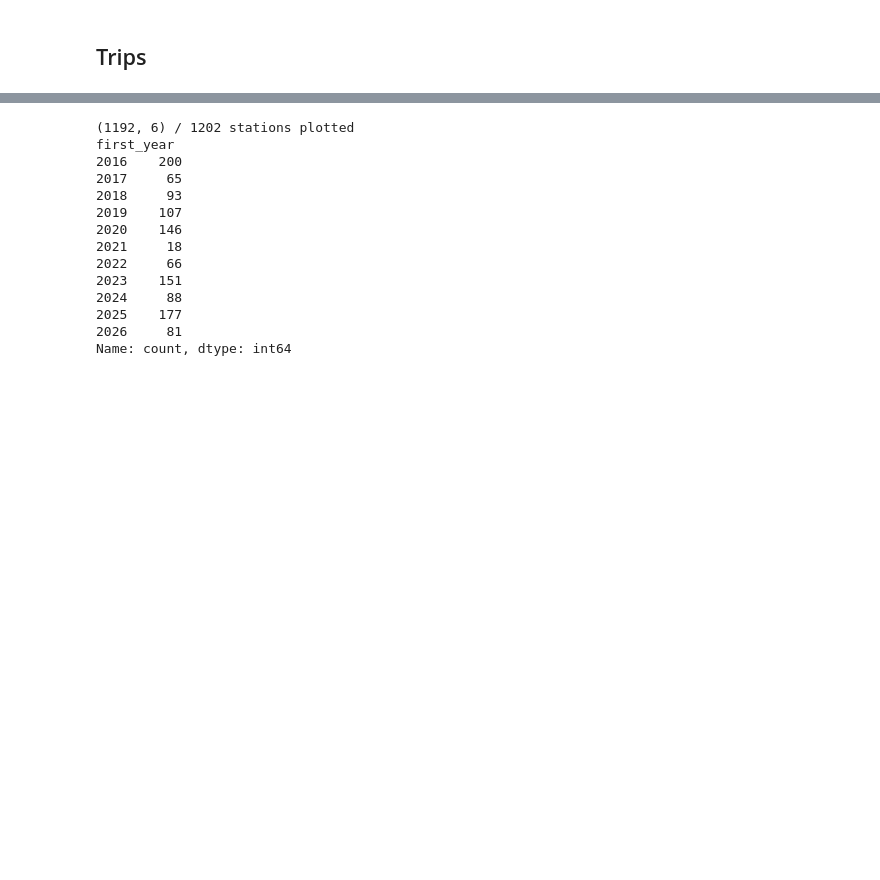
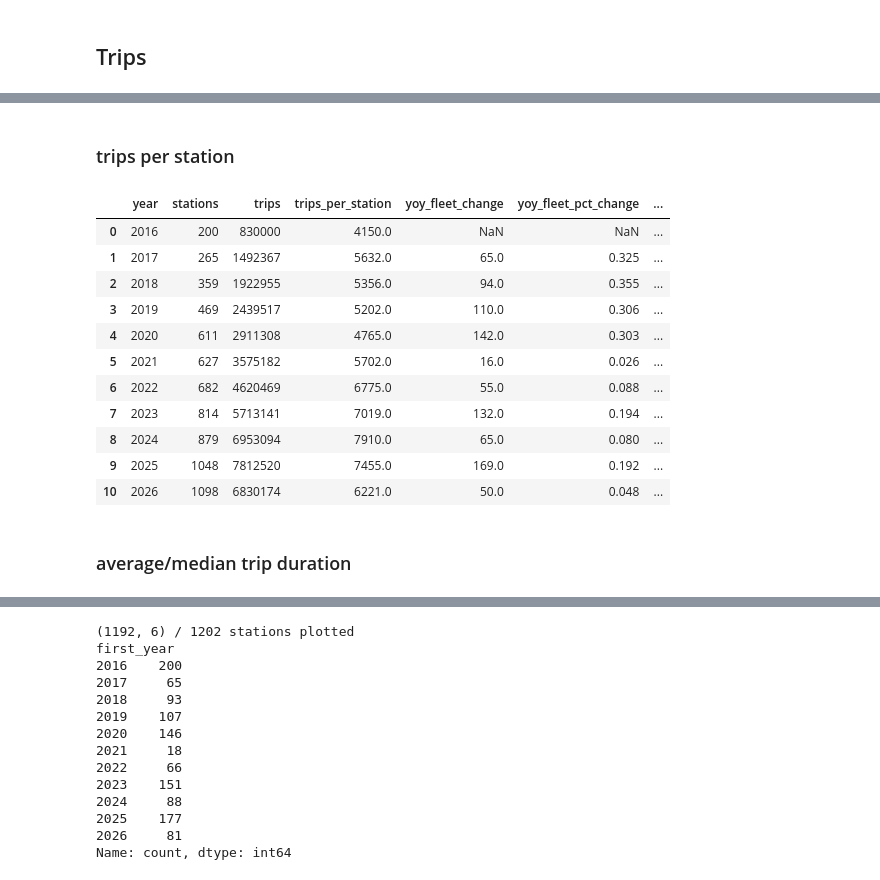
Before and after one commit to Neman-River/bikeshare_toronto, a Jupyter notebook: eda.ipynb, the cells around one changed output, grey strips where cells are left out. Saved outputs shown, nothing was run; the diff lists cells and outputs as text; code cells hidden in the pictures; blank space fills up the shorter version.

```diff
--- a/eda.ipynb
+++ b/eda.ipynb
@@ -204,0 +297,36 @@ fig
+# %% [markdown]
+### trips per station
+# %%
+trips_per_station = (trips
+    .groupby('year', as_index = False)
+    .agg(stations = ('start_station_id', 'nunique'),
+         trips = ('start_station_id', 'size')))
+
+trips_per_station.loc[trips_per_station['year']==2016, 'trips'] = 830000
+
+trips_per_station = (trips_per_station
+    .assign(trips_per_station = lambda d: round(d['trips']/d['stations']))
+    )
+# %%
+trips_per_station = (trips_per_station
+    .assign(yoy_fleet_change = lambda d: d['stations'].diff(),
+            yoy_fleet_pct_change = lambda d: d['stations'].pct_change().round(3),
+            yoy_trips_change = lambda d: d['trips'].diff(),
+            yoy_pct_trips_change = lambda d: d['trips'].pct_change().round(3),
+            yoy_tps_change = lambda d: d['trips_per_station'].diff(),
+            yoy_pct_tps_change = lambda d: d['trips_per_station'].pct_change().round(3))
+    )
+trips_per_station
+# %% [output]
+|  | year | stations | trips | trips_per_station | yoy_fleet_change | yoy_fleet_pct_change | ... |
+| 0 | 2016 | 200 | 830000 | 4150.0 | NaN | NaN | ... |
+| 1 | 2017 | 265 | 1492367 | 5632.0 | 65.0 | 0.325 | ... |
+| 2 | 2018 | 359 | 1922955 | 5356.0 | 94.0 | 0.355 | ... |
+| 3 | 2019 | 469 | 2439517 | 5202.0 | 110.0 | 0.306 | ... |
+| 4 | 2020 | 611 | 2911308 | 4765.0 | 142.0 | 0.303 | ... |
+| 5 | 2021 | 627 | 3575182 | 5702.0 | 16.0 | 0.026 | ... |
+| 6 | 2022 | 682 | 4620469 | 6775.0 | 55.0 | 0.088 | ... |
+| 7 | 2023 | 814 | 5713141 | 7019.0 | 132.0 | 0.194 | ... |
+| 8 | 2024 | 879 | 6953094 | 7910.0 | 65.0 | 0.080 | ... |
+| 9 | 2025 | 1048 | 7812520 | 7455.0 | 169.0 | 0.192 | ... |
+| 10 | 2026 | 1098 | 6830174 | 6221.0 | 50.0 | 0.048 | ... |
@@ -204,0 +541,2 @@ fig
+# %% [markdown]
+### average/median trip duration
```
Also changed, not shown: parts of 88 cells of this notebook.
